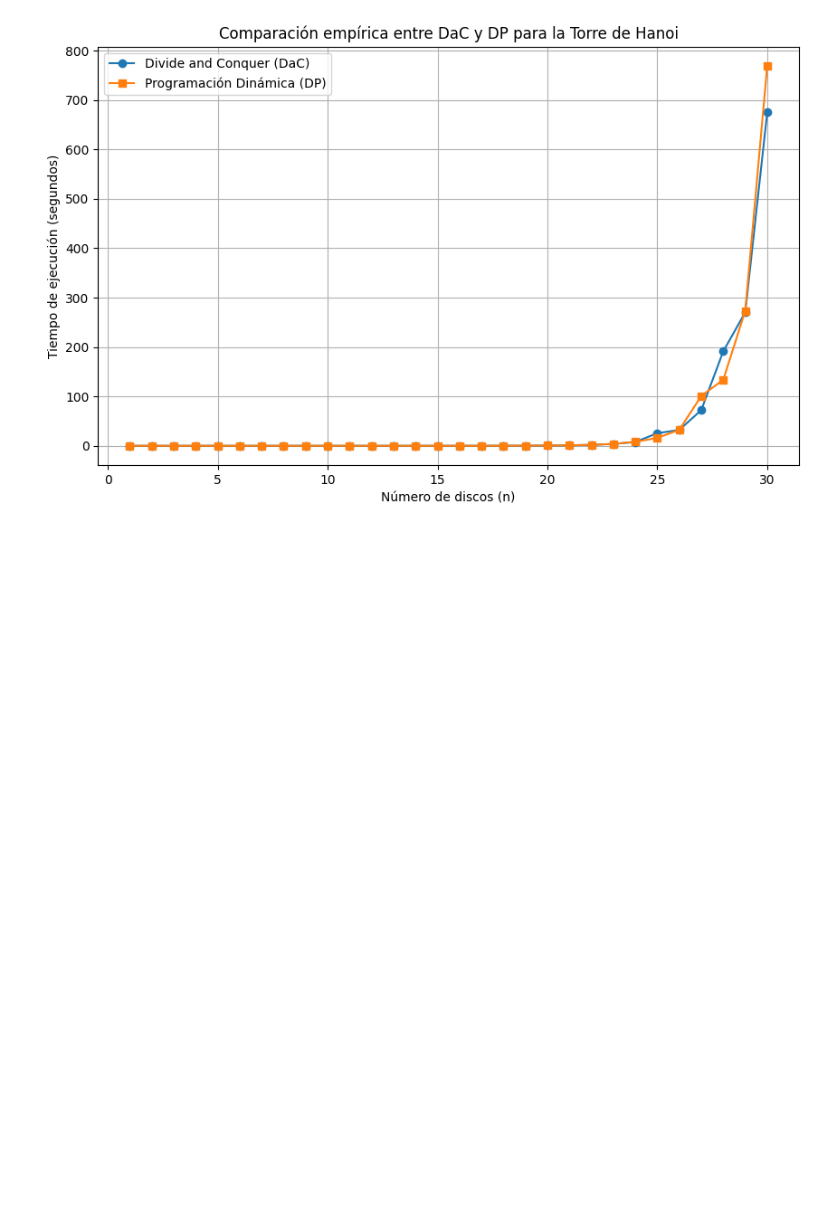
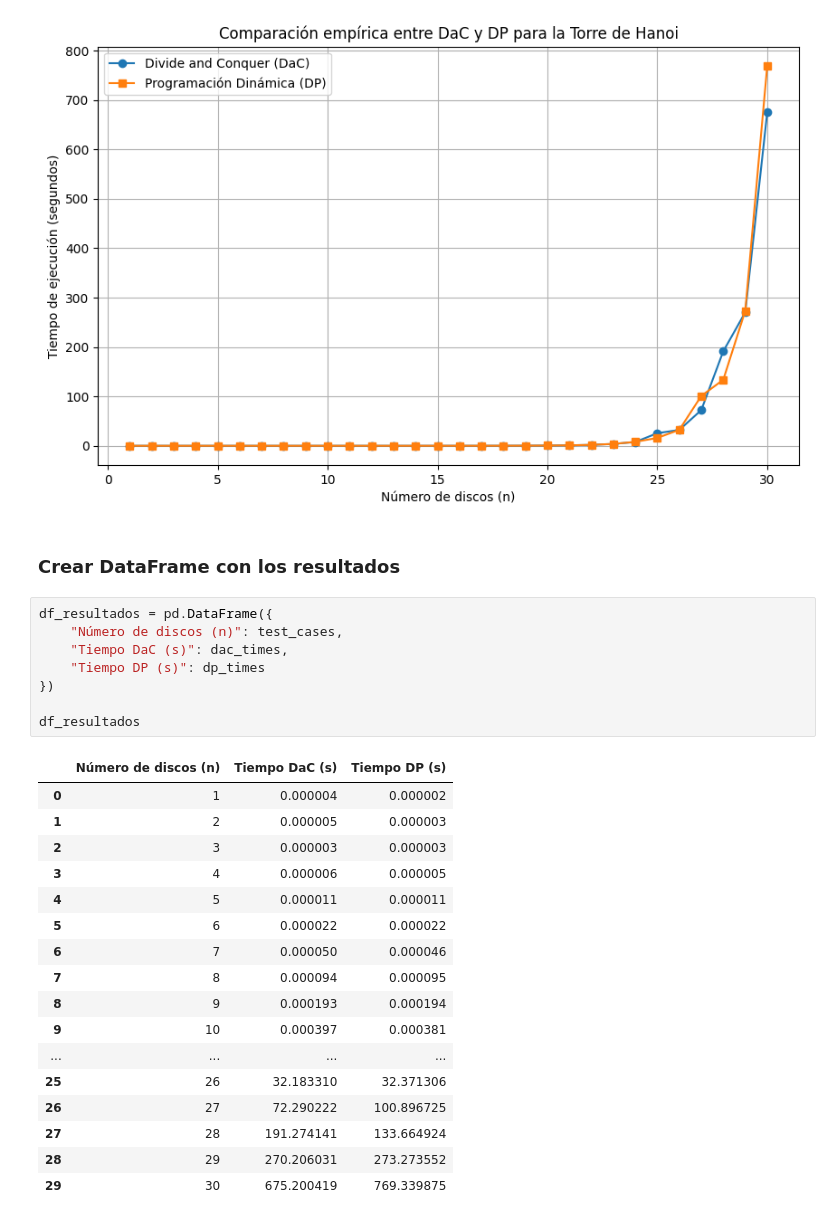
Before and after one commit to EstebanZG999/TorreHanoi, a Jupyter notebook: analysis/empirical_analysis.ipynb, the cells around one changed output. Drawn from its saved outputs; the diff is of its cells as text; blank space fills up the shorter version.

Commit message:
feat: table with empirical results of times and exported to a csv file

```diff
--- a/analysis/empirical_analysis.ipynb
+++ b/analysis/empirical_analysis.ipynb
@@ -77,3 +77,31 @@ plt.grid(True)
 plt.show()
 # %% [output]
 [figure]
+# %% [markdown]
+### Crear DataFrame con los resultados
+# %%
+df_resultados = pd.DataFrame({
+    "Número de discos (n)": test_cases,
+    "Tiempo DaC (s)": dac_times,
+    "Tiempo DP (s)": dp_times
+})
+
+df_resultados
+# %% [output]
+|  | Número de discos (n) | Tiempo DaC (s) | Tiempo DP (s) |
+| 0 | 1 | 0.000004 | 0.000002 |
+| 1 | 2 | 0.000005 | 0.000003 |
+| 2 | 3 | 0.000003 | 0.000003 |
+| 3 | 4 | 0.000006 | 0.000005 |
+| 4 | 5 | 0.000011 | 0.000011 |
+| 5 | 6 | 0.000022 | 0.000022 |
+| 6 | 7 | 0.000050 | 0.000046 |
+| 7 | 8 | 0.000094 | 0.000095 |
+| 8 | 9 | 0.000193 | 0.000194 |
+| 9 | 10 | 0.000397 | 0.000381 |
+| ... | ... | ... | ... |
+| 25 | 26 | 32.183310 | 32.371306 |
+| 26 | 27 | 72.290222 | 100.896725 |
+| 27 | 28 | 191.274141 | 133.664924 |
+| 28 | 29 | 270.206031 | 273.273552 |
+| 29 | 30 | 675.200419 | 769.339875 |
```
Also changed, not shown: parts of 2 cells of this notebook, 1 other file.
